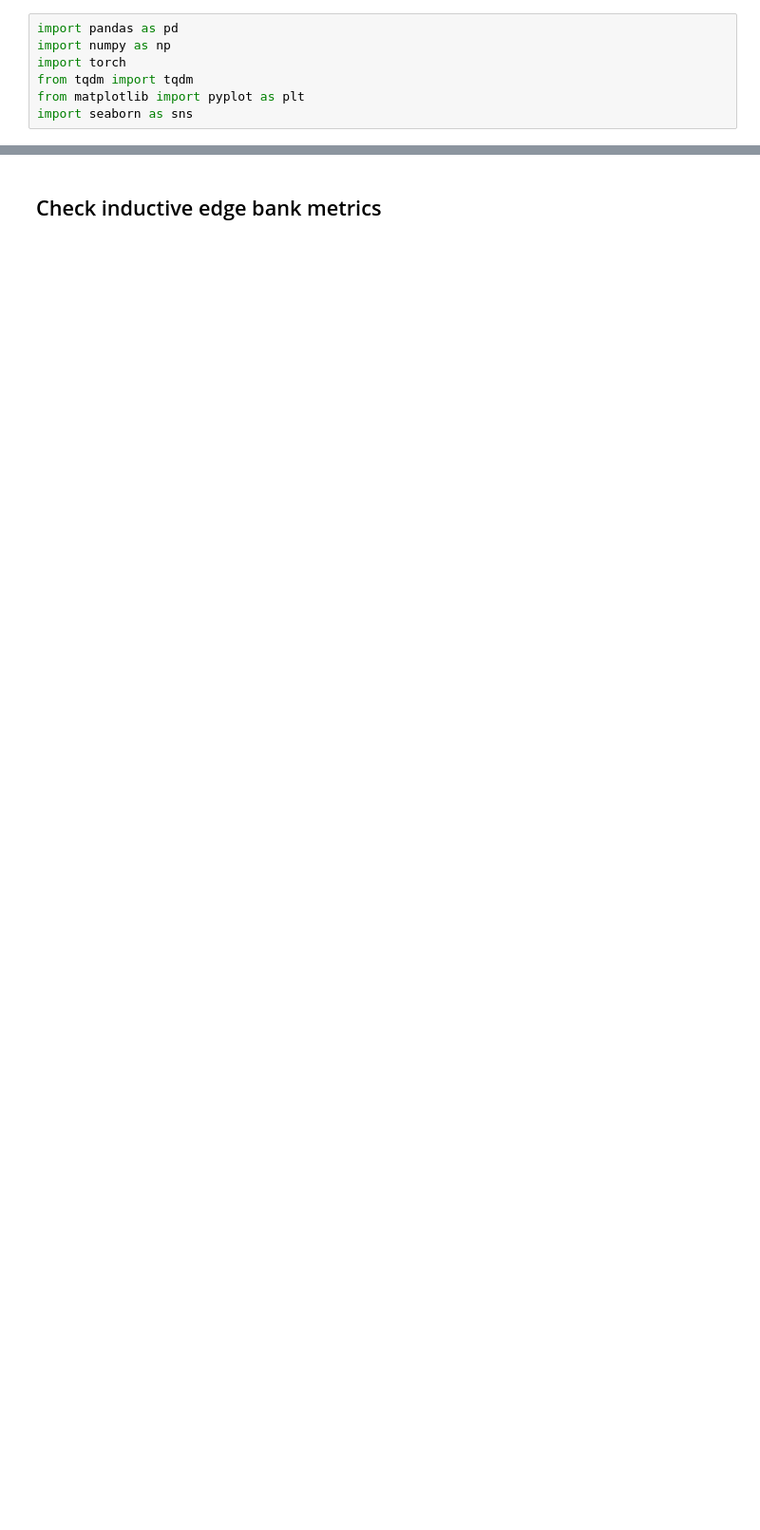
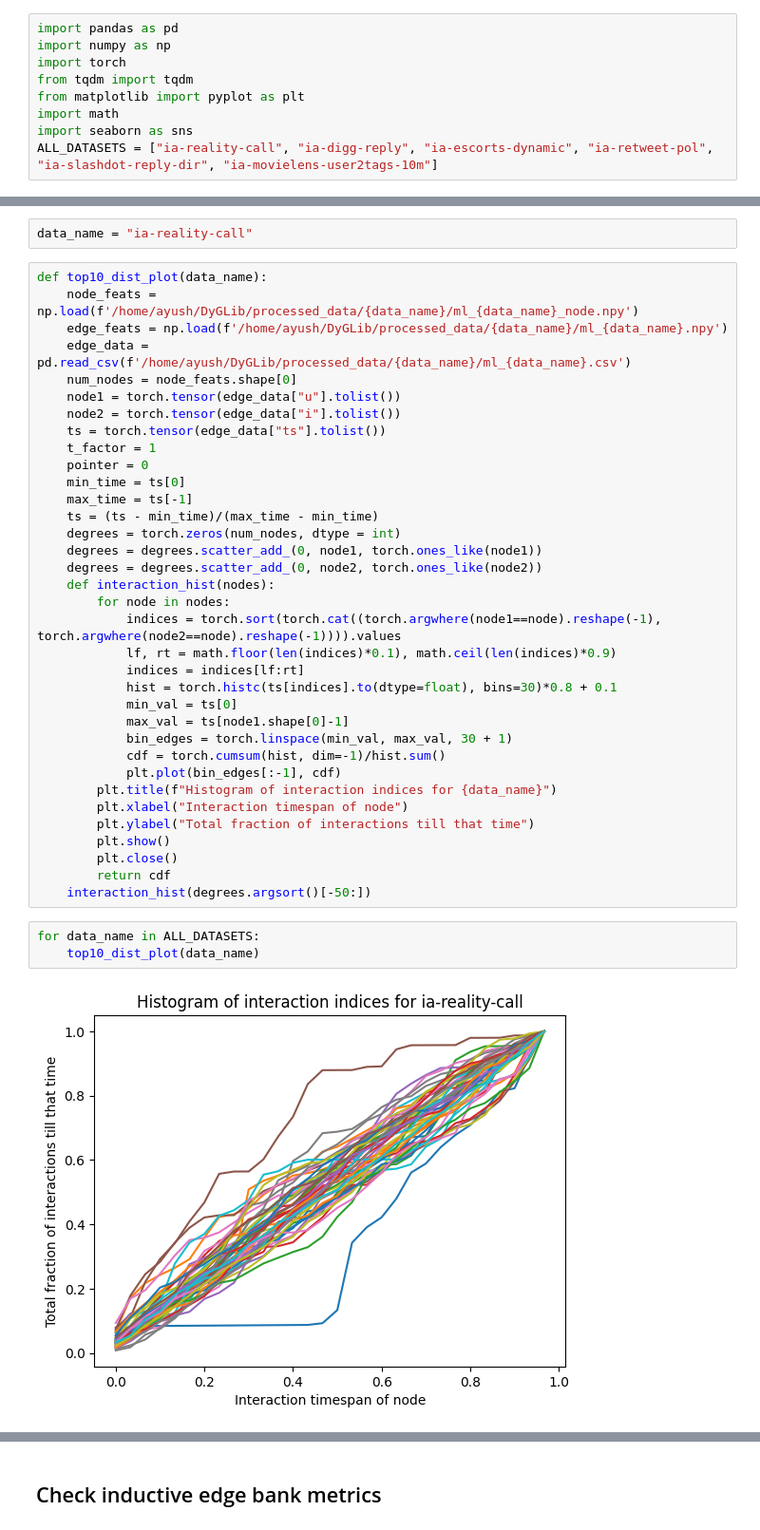
Before and after one commit to webster-781/DyGLib, a Jupyter notebook: scripts/dataset_analysis.ipynb, the cells around one changed output, grey strips where cells are left out. Shown at 95% size. Saved outputs shown, nothing was run; the diff lists cells and outputs as text; blank space fills up the shorter version.

```diff
--- a/scripts/dataset_analysis.ipynb
+++ b/scripts/dataset_analysis.ipynb
@@ -4,4 +4,6 @@ import numpy as np
 import torch
 from tqdm import tqdm
 from matplotlib import pyplot as plt
+import math
 import seaborn as sns
+ALL_DATASETS = ["ia-reality-call", "ia-digg-reply", "ia-escorts-dynamic", "ia-retweet-pol", "ia-slashdot-reply-dir", "ia-movielens-user2tags-10m"]
@@ -7,0 +37,42 @@ import seaborn as sns
+# %%
+data_name = "ia-reality-call"
+# %%
+def top10_dist_plot(data_name):
+    node_feats = np.load(f'/home/ayush/DyGLib/processed_data/{data_name}/ml_{data_name}_node.npy')
+    edge_feats = np.load(f'/home/ayush/DyGLib/processed_data/{data_name}/ml_{data_name}.npy')
+    edge_data = pd.read_csv(f'/home/ayush/DyGLib/processed_data/{data_name}/ml_{data_name}.csv')
+    num_nodes = node_feats.shape[0]
+    node1 = torch.tensor(edge_data["u"].tolist())
+    node2 = torch.tensor(edge_data["i"].tolist())
+    ts = torch.tensor(edge_data["ts"].tolist())
+    t_factor = 1
+    pointer = 0
+    min_time = ts[0]
+    max_time = ts[-1]
+    ts = (ts - min_time)/(max_time - min_time)
+    degrees = torch.zeros(num_nodes, dtype = int)
+    degrees = degrees.scatter_add_(0, node1, torch.ones_like(node1))
+    degrees = degrees.scatter_add_(0, node2, torch.ones_like(node2))
+    def interaction_hist(nodes):
+        for node in nodes:
+            indices = torch.sort(torch.cat((torch.argwhere(node1==node).reshape(-1), torch.argwhere(node2==node).reshape(-1)))).values
+            lf, rt = math.floor(len(indices)*0.1), math.ceil(len(indices)*0.9)
+            indices = indices[lf:rt]
+            hist = torch.histc(ts[indices].to(dtype=float), bins=30)*0.8 + 0.1
+            min_val = ts[0]
+            max_val = ts[node1.shape[0]-1]
+            bin_edges = torch.linspace(min_val, max_val, 30 + 1)
+            cdf = torch.cumsum(hist, dim=-1)/hist.sum()
+            plt.plot(bin_edges[:-1], cdf)
+        plt.title(f"Histogram of interaction indices for {data_name}")
+        plt.xlabel("Interaction timespan of node")
+        plt.ylabel("Total fraction of interactions till that time")
+        plt.show()
+        plt.close()
+        return cdf
+    interaction_hist(degrees.argsort()[-50:])
+# %%
+for data_name in ALL_DATASETS:
+    top10_dist_plot(data_name)
+# %% [output]
+[figure, added]
```
Also changed, not shown: parts of 3 cells of this notebook, 6 other files.
